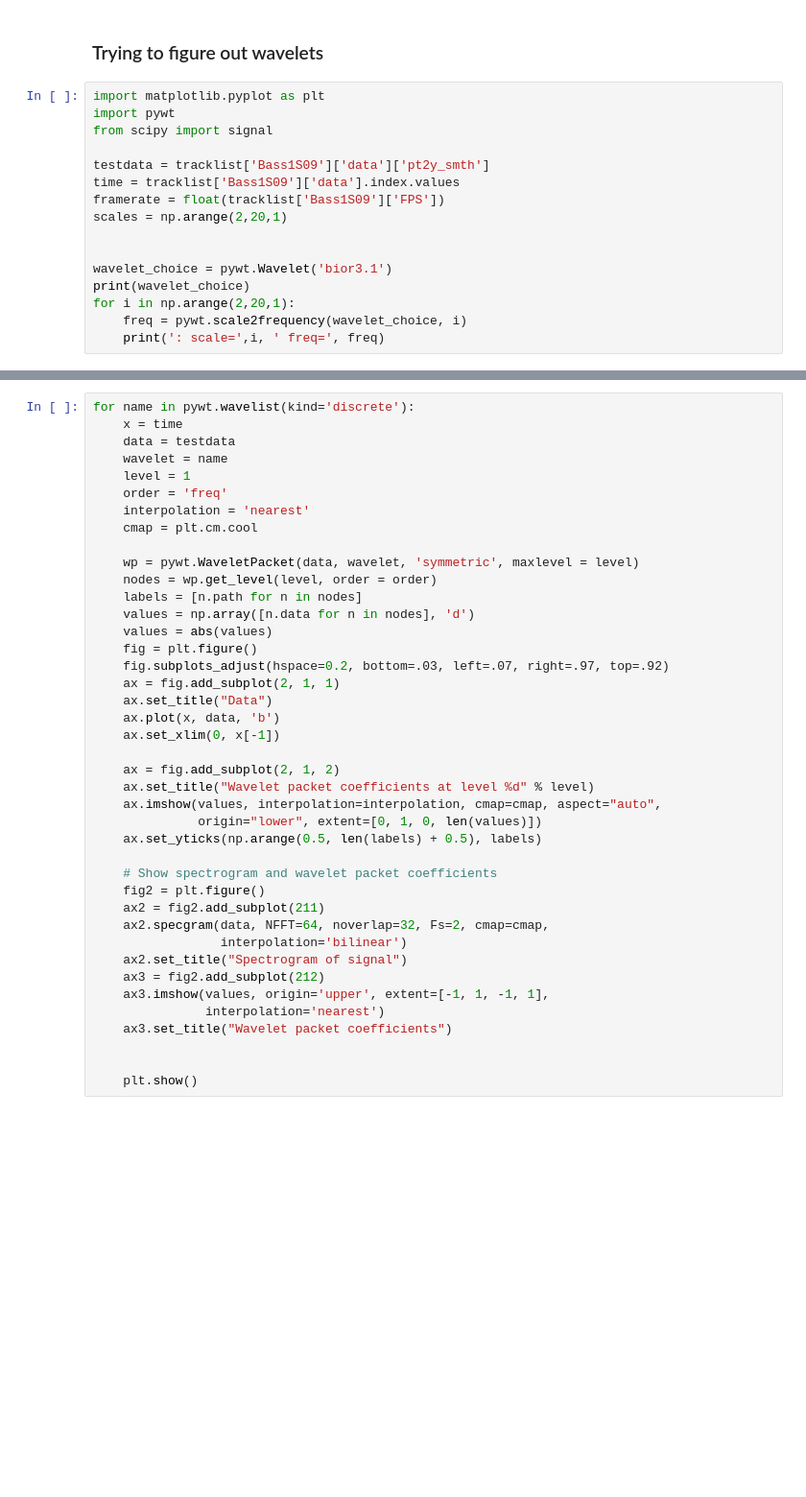
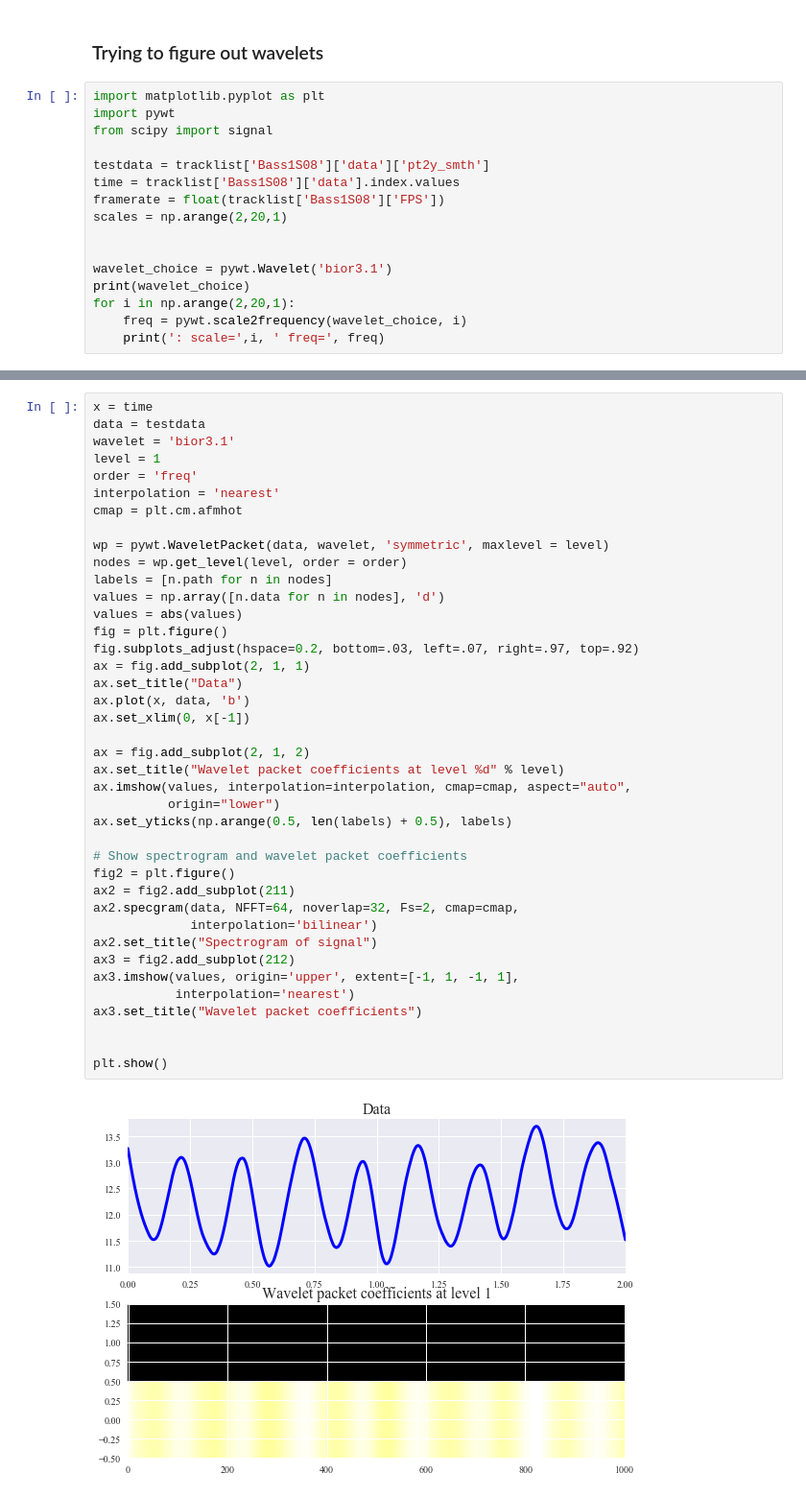
Before and after one commit to kfeilich/FishTrackProcessing, a Jupyter notebook: AccelerationCodeTesting.ipynb, the cells around one changed output, grey strips where cells are left out. Shown at 96% size. Drawn from its saved outputs; the diff is of its cells as text; blank space fills up the shorter version.

```diff
--- a/AccelerationCodeTesting.ipynb
+++ b/AccelerationCodeTesting.ipynb
@@ -157,9 +154,9 @@ import matplotlib.pyplot as plt
 import pywt
 from scipy import signal
 
-testdata = tracklist['Bass1S09']['data']['pt2y_smth']
-time = tracklist['Bass1S09']['data'].index.values
-framerate = float(tracklist['Bass1S09']['FPS'])
+testdata = tracklist['Bass1S08']['data']['pt2y_smth']
+time = tracklist['Bass1S08']['data'].index.values
+framerate = float(tracklist['Bass1S08']['FPS'])
 scales = np.arange(2,20,1)
 
 
@@ -171,41 +186,42 @@ for i in np.arange(2,20,1):
 # %%
-for name in pywt.wavelist(kind='discrete'):
-    x = time
-    data = testdata
-    wavelet = name
-    level = 1
-    order = 'freq'
-    interpolation = 'nearest'
-    cmap = plt.cm.cool
+x = time
+data = testdata
+wavelet = 'bior3.1'
+level = 1
+order = 'freq'
+interpolation = 'nearest'
+cmap = plt.cm.afmhot
 
-    wp = pywt.WaveletPacket(data, wavelet, 'symmetric', maxlevel = level)
-    nodes = wp.get_level(level, order = order)
-    labels = [n.path for n in nodes]
-    values = np.array([n.data for n in nodes], 'd')
-    values = abs(values)
-    fig = plt.figure()
-    fig.subplots_adjust(hspace=0.2, bottom=.03, left=.07, right=.97, top=.92)
-    ax = fig.add_subplot(2, 1, 1)
-    ax.set_title("Data")
-    ax.plot(x, data, 'b')
-    ax.set_xlim(0, x[-1])
+wp = pywt.WaveletPacket(data, wavelet, 'symmetric', maxlevel = level)
+nodes = wp.get_level(level, order = order)
+labels = [n.path for n in nodes]
+values = np.array([n.data for n in nodes], 'd')
+values = abs(values)
+fig = plt.figure()
+fig.subplots_adjust(hspace=0.2, bottom=.03, left=.07, right=.97, top=.92)
+ax = fig.add_subplot(2, 1, 1)
+ax.set_title("Data")
+ax.plot(x, data, 'b')
+ax.set_xlim(0, x[-1])
 
-    ax = fig.add_subplot(2, 1, 2)
-    ax.set_title("Wavelet packet coefficients at level %d" % level)
-    ax.imshow(values, interpolation=interpolation, cmap=cmap, aspect="auto",
-              origin="lower", extent=[0, 1, 0, len(values)])
-    ax.set_yticks(np.arange(0.5, len(labels) + 0.5), labels)
+ax = fig.add_subplot(2, 1, 2)
+ax.set_title("Wavelet packet coefficients at level %d" % level)
+ax.imshow(values, interpolation=interpolation, cmap=cmap, aspect="auto",
+          origin="lower")
+ax.set_yticks(np.arange(0.5, len(labels) + 0.5), labels)
 
-    # Show spectrogram and wavelet packet coefficients
-    fig2 = plt.figure()
-    ax2 = fig2.add_subplot(211)
-    ax2.specgram(data, NFFT=64, noverlap=32, Fs=2, cmap=cmap,
-                 interpolation='bilinear')
-    ax2.set_title("Spectrogram of signal")
-    ax3 = fig2.add_subplot(212)
-    ax3.imshow(values, origin='upper', extent=[-1, 1, -1, 1],
-               interpolation='nearest')
-    ax3.set_title("Wavelet packet coefficients")
+# Show spectrogram and wavelet packet coefficients
+fig2 = plt.figure()
+ax2 = fig2.add_subplot(211)
+ax2.specgram(data, NFFT=64, noverlap=32, Fs=2, cmap=cmap,
+             interpolation='bilinear')
+ax2.set_title("Spectrogram of signal")
+ax3 = fig2.add_subplot(212)
+ax3.imshow(values, origin='upper', extent=[-1, 1, -1, 1],
+           interpolation='nearest')
+ax3.set_title("Wavelet packet coefficients")
 
 
-    plt.show()
+plt.show()
+# %% [output]
+[figure, added]
```
Also changed, not shown: parts of 6 cells of this notebook, 1 other file.
